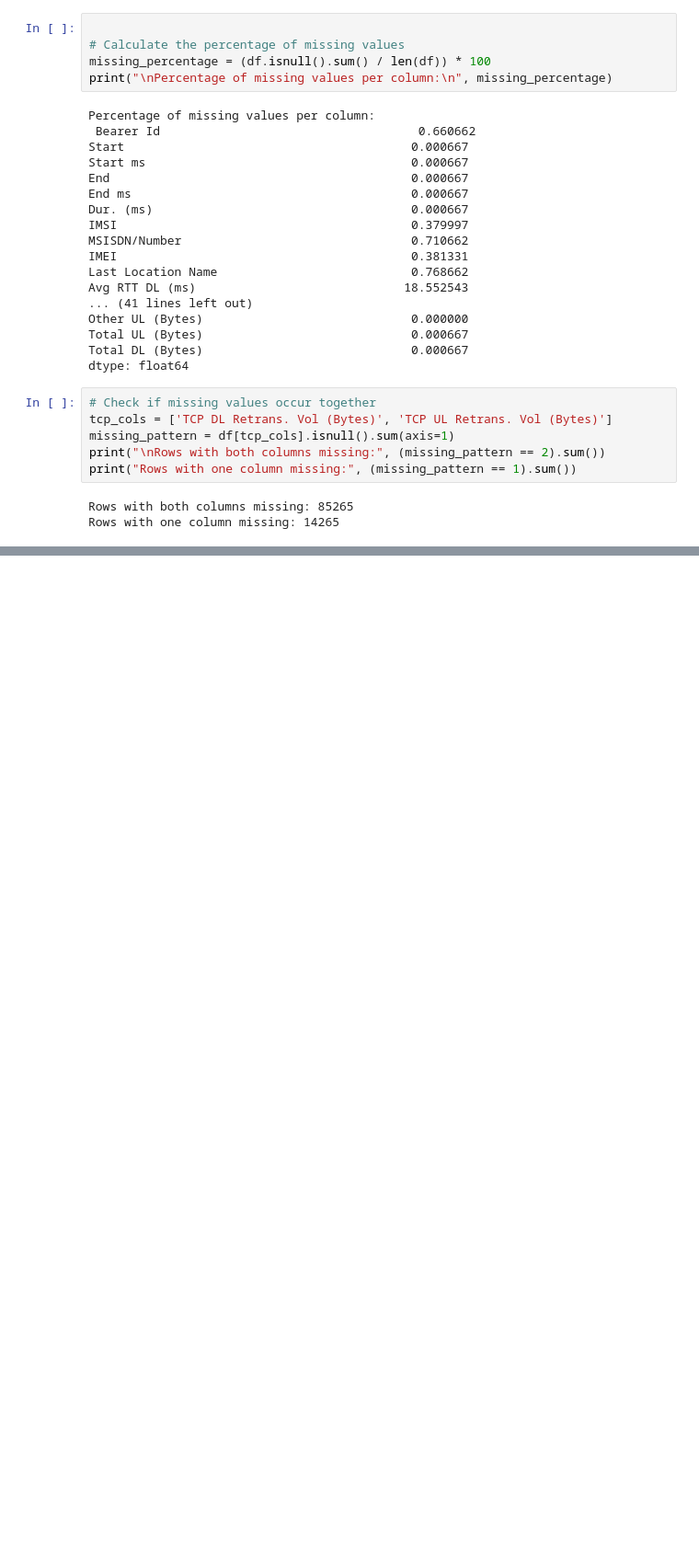
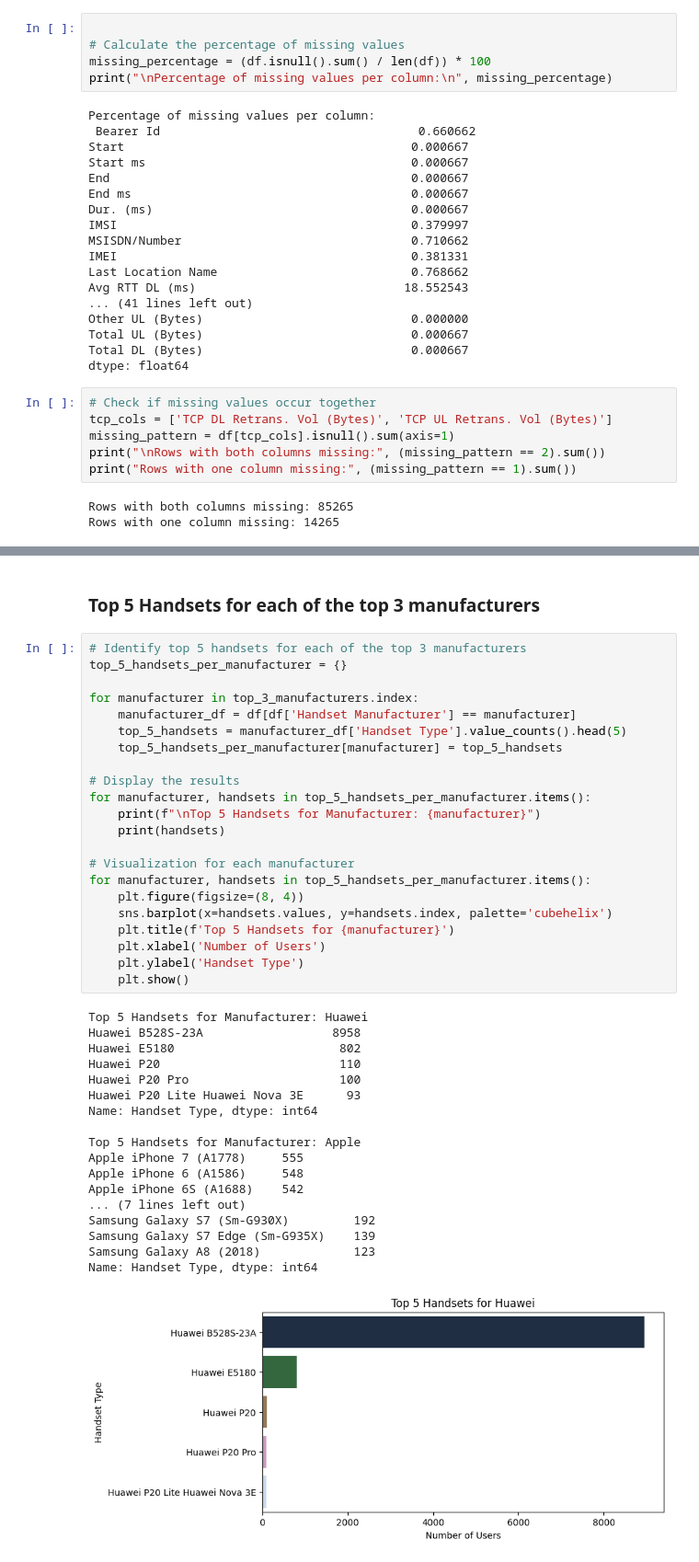
Before and after one commit to kaleabb266/tellco-telecom-analytics, a Jupyter notebook: notebooks/EDA.ipynb, the cells around one changed output, grey strips where cells are left out. Shown at 92% size. Drawn from its saved outputs; the diff is of its cells as text; blank space fills up the shorter version.

```diff
--- a/notebooks/EDA.ipynb
+++ b/notebooks/EDA.ipynb
@@ -124,0 +202,43 @@ Rows with one column missing: 14265
+# %% [markdown]
+### Top 5 Handsets for each of the top 3 manufacturers
+# %%
+# Identify top 5 handsets for each of the top 3 manufacturers
+top_5_handsets_per_manufacturer = {}
+
+for manufacturer in top_3_manufacturers.index:
+    manufacturer_df = df[df['Handset Manufacturer'] == manufacturer]
+    top_5_handsets = manufacturer_df['Handset Type'].value_counts().head(5)
+    top_5_handsets_per_manufacturer[manufacturer] = top_5_handsets
+
+# Display the results
+for manufacturer, handsets in top_5_handsets_per_manufacturer.items():
+    print(f"\nTop 5 Handsets for Manufacturer: {manufacturer}")
+    print(handsets)
+
+# Visualization for each manufacturer
+for manufacturer, handsets in top_5_handsets_per_manufacturer.items():
+    plt.figure(figsize=(8, 4))
+    sns.barplot(x=handsets.values, y=handsets.index, palette='cubehelix')
+    plt.title(f'Top 5 Handsets for {manufacturer}')
+    plt.xlabel('Number of Users')
+    plt.ylabel('Handset Type')
+    plt.show()
+# %% [output]
+Top 5 Handsets for Manufacturer: Huawei
+Huawei B528S-23A                  8958
+Huawei E5180                       802
+Huawei P20                         110
+Huawei P20 Pro                     100
+Huawei P20 Lite Huawei Nova 3E      93
+Name: Handset Type, dtype: int64
+
+Top 5 Handsets for Manufacturer: Apple
+Apple iPhone 7 (A1778)     555
+Apple iPhone 6 (A1586)     548
+Apple iPhone 6S (A1688)    542
+... (7 lines left out)
+Samsung Galaxy S7 (Sm-G930X)         192
+Samsung Galaxy S7 Edge (Sm-G935X)    139
+Samsung Galaxy A8 (2018)             123
+Name: Handset Type, dtype: int64
+[figure, added]
```
Also changed, not shown: parts of 13 cells of this notebook.
